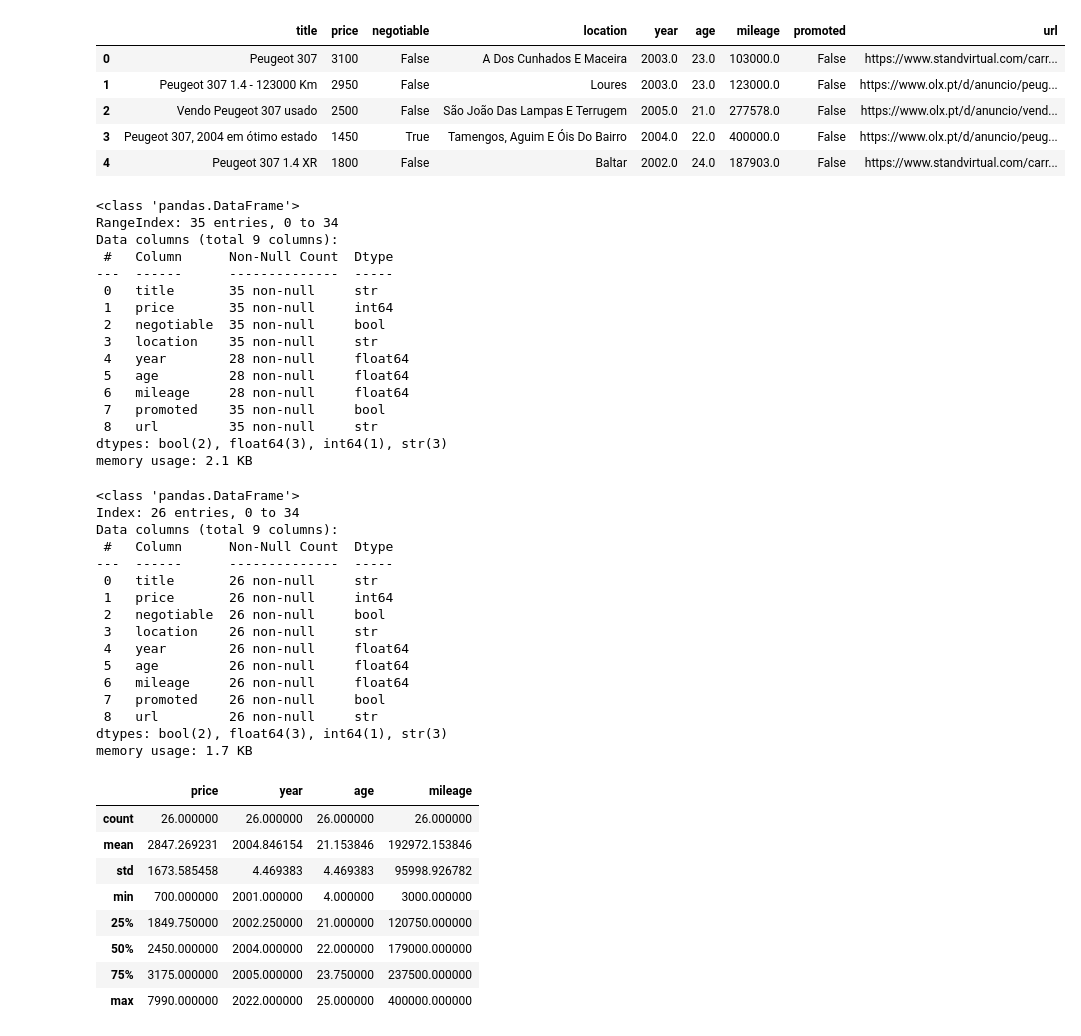
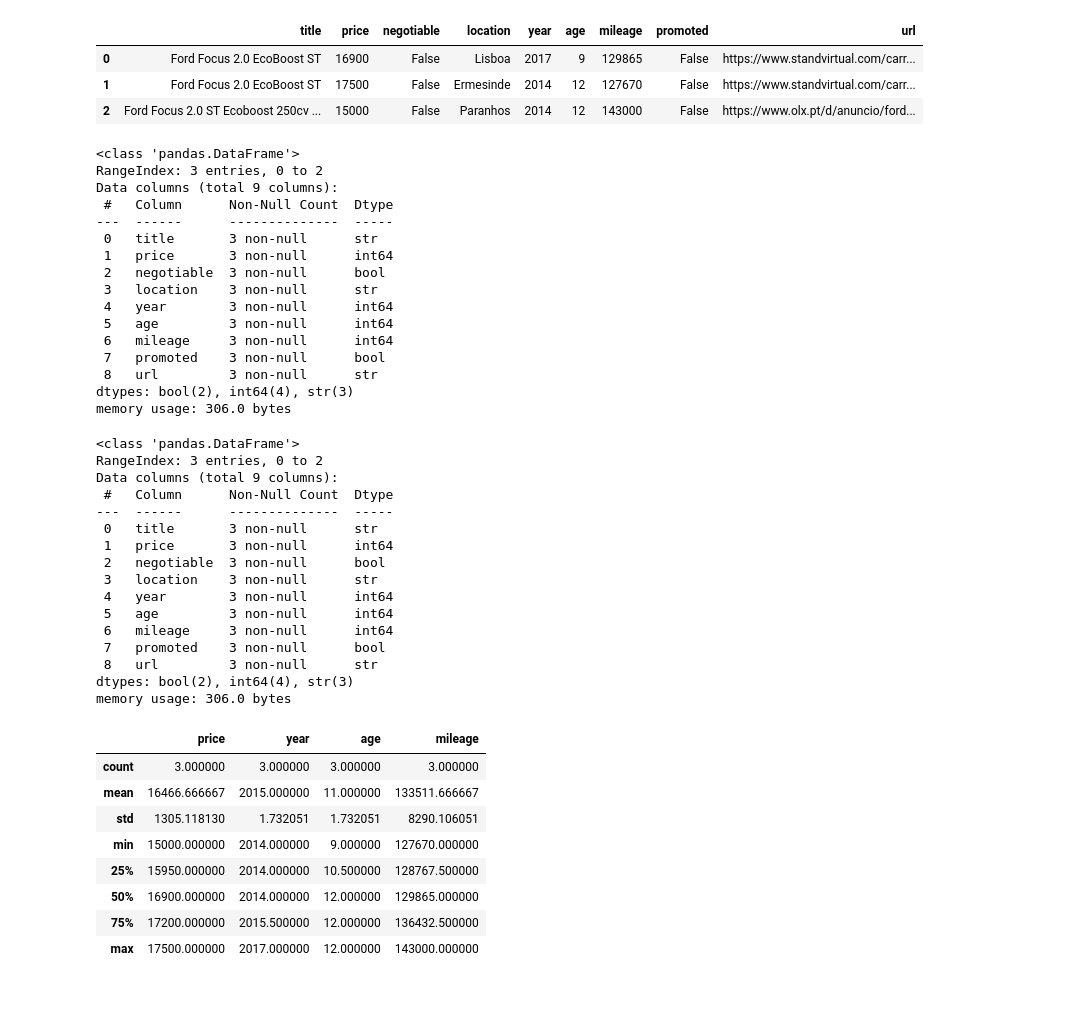
Before and after one commit to dcatalim/car-price-prediction, a Jupyter notebook: analysis.ipynb, the cells around one changed output. Cells and saved outputs as stored; diff of their text form; code cells hidden in the pictures; blank space fills up the shorter version.

```diff
--- a/analysis.ipynb
+++ b/analysis.ipynb
@@ -1,71 +1,68 @@
 # %%
 import pandas as pd
-from sklearn.model_selection import train_test_split
 import seaborn as sns
 import matplotlib.pyplot as plt
 import numpy as np
 
-csv_path = "peugeot_307.csv"
+csv_path = "data/ford_focus_st.csv"
 
 listings = pd.read_csv(csv_path)
 
 listings.head()
 # %% [output]
 |  | title | price | negotiable | location | year | age | mileage | promoted | url |
-| 0 | Peugeot 307 | 3100 | False | A Dos Cunhados E Maceira | 2003.0 | 23.0 | 103000.0 | False | https://www.standvirtual.com/carr... |
-| 1 | Peugeot 307 1.4 - 123000 Km | 2950 | False | Loures | 2003.0 | 23.0 | 123000.0 | False | https://www.olx.pt/d/anuncio/peug... |
-| 2 | Vendo Peugeot 307 usado | 2500 | False | São João Das Lampas E Terrugem | 2005.0 | 21.0 | 277578.0 | False | https://www.olx.pt/d/anuncio/vend... |
-| 3 | Peugeot 307, 2004 em ótimo estado | 1450 | True | Tamengos, Aguim E Óis Do Bairro | 2004.0 | 22.0 | 400000.0 | False | https://www.olx.pt/d/anuncio/peug... |
-| 4 | Peugeot 307 1.4 XR | 1800 | False | Baltar | 2002.0 | 24.0 | 187903.0 | False | https://www.standvirtual.com/carr... |
+| 0 | Ford Focus 2.0 EcoBoost ST | 16900 | False | Lisboa | 2017 | 9 | 129865 | False | https://www.standvirtual.com/carr... |
+| 1 | Ford Focus 2.0 EcoBoost ST | 17500 | False | Ermesinde | 2014 | 12 | 127670 | False | https://www.standvirtual.com/carr... |
+| 2 | Ford Focus 2.0 ST Ecoboost 250cv ... | 15000 | False | Paranhos | 2014 | 12 | 143000 | False | https://www.olx.pt/d/anuncio/ford... |
 # %%
 listings.info()
 # %% [output]
 <class 'pandas.DataFrame'>
-RangeIndex: 35 entries, 0 to 34
+RangeIndex: 3 entries, 0 to 2
 Data columns (total 9 columns):
  #   Column      Non-Null Count  Dtype
 ---  ------      --------------  -----
- 0   title       35 non-null     str
- 1   price       35 non-null     int64
- 2   negotiable  35 non-null     bool
- 3   location    35 non-null     str
- 4   year        28 non-null     float64
- 5   age         28 non-null     float64
- 6   mileage     28 non-null     float64
- 7   promoted    35 non-null     bool
- 8   url         35 non-null     str
-dtypes: bool(2), float64(3), int64(1), str(3)
-memory usage: 2.1 KB
+ 0   title       3 non-null      str
+ 1   price       3 non-null      int64
+ 2   negotiable  3 non-null      bool
+ 3   location    3 non-null      str
+ 4   year        3 non-null      int64
+ 5   age         3 non-null      int64
+ 6   mileage     3 non-null      int64
+ 7   promoted    3 non-null      bool
+ 8   url         3 non-null      str
+dtypes: bool(2), int64(4), str(3)
+memory usage: 306.0 bytes
 # %%
 listings.dropna(inplace=True)
 listings.info()
 # %% [output]
 <class 'pandas.DataFrame'>
-Index: 26 entries, 0 to 34
+RangeIndex: 3 entries, 0 to 2
 Data columns (total 9 columns):
  #   Column      Non-Null Count  Dtype
 ---  ------      --------------  -----
- 0   title       26 non-null     str
- 1   price       26 non-null     int64
- 2   negotiable  26 non-null     bool
- 3   location    26 non-null     str
- 4   year        26 non-null     float64
- 5   age         26 non-null     float64
- 6   mileage     26 non-null     float64
- 7   promoted    26 non-null     bool
- 8   url         26 non-null     str
-dtypes: bool(2), float64(3), int64(1), str(3)
-memory usage: 1.7 KB
+ 0   title       3 non-null      str
+ 1   price       3 non-null      int64
+ 2   negotiable  3 non-null      bool
+ 3   location    3 non-null      str
+ 4   year        3 non-null      int64
+ 5   age         3 non-null      int64
+ 6   mileage     3 non-null      int64
+ 7   promoted    3 non-null      bool
+ 8   url         3 non-null      str
+dtypes: bool(2), int64(4), str(3)
+memory usage: 306.0 bytes
 # %%
 listings.describe()
 # %% [output]
 |  | price | year | age | mileage |
-| count | 26.000000 | 26.000000 | 26.000000 | 26.000000 |
-| mean | 2847.269231 | 2004.846154 | 21.153846 | 192972.153846 |
-| std | 1673.585458 | 4.469383 | 4.469383 | 95998.926782 |
-| min | 700.000000 | 2001.000000 | 4.000000 | 3000.000000 |
-| 25% | 1849.750000 | 2002.250000 | 21.000000 | 120750.000000 |
-| 50% | 2450.000000 | 2004.000000 | 22.000000 | 179000.000000 |
-| 75% | 3175.000000 | 2005.000000 | 23.750000 | 237500.000000 |
-| max | 7990.000000 | 2022.000000 | 25.000000 | 400000.000000 |
+| count | 3.000000 | 3.000000 | 3.000000 | 3.000000 |
+| mean | 16466.666667 | 2015.000000 | 11.000000 | 133511.666667 |
+| std | 1305.118130 | 1.732051 | 1.732051 | 8290.106051 |
+| min | 15000.000000 | 2014.000000 | 9.000000 | 127670.000000 |
+| 25% | 15950.000000 | 2014.000000 | 10.500000 | 128767.500000 |
+| 50% | 16900.000000 | 2014.000000 | 12.000000 | 129865.000000 |
+| 75% | 17200.000000 | 2015.500000 | 12.000000 | 136432.500000 |
+| max | 17500.000000 | 2017.000000 | 12.000000 | 143000.000000 |
 # %%
```
Also changed, not shown: parts of 10 cells of this notebook, 18 other files.
